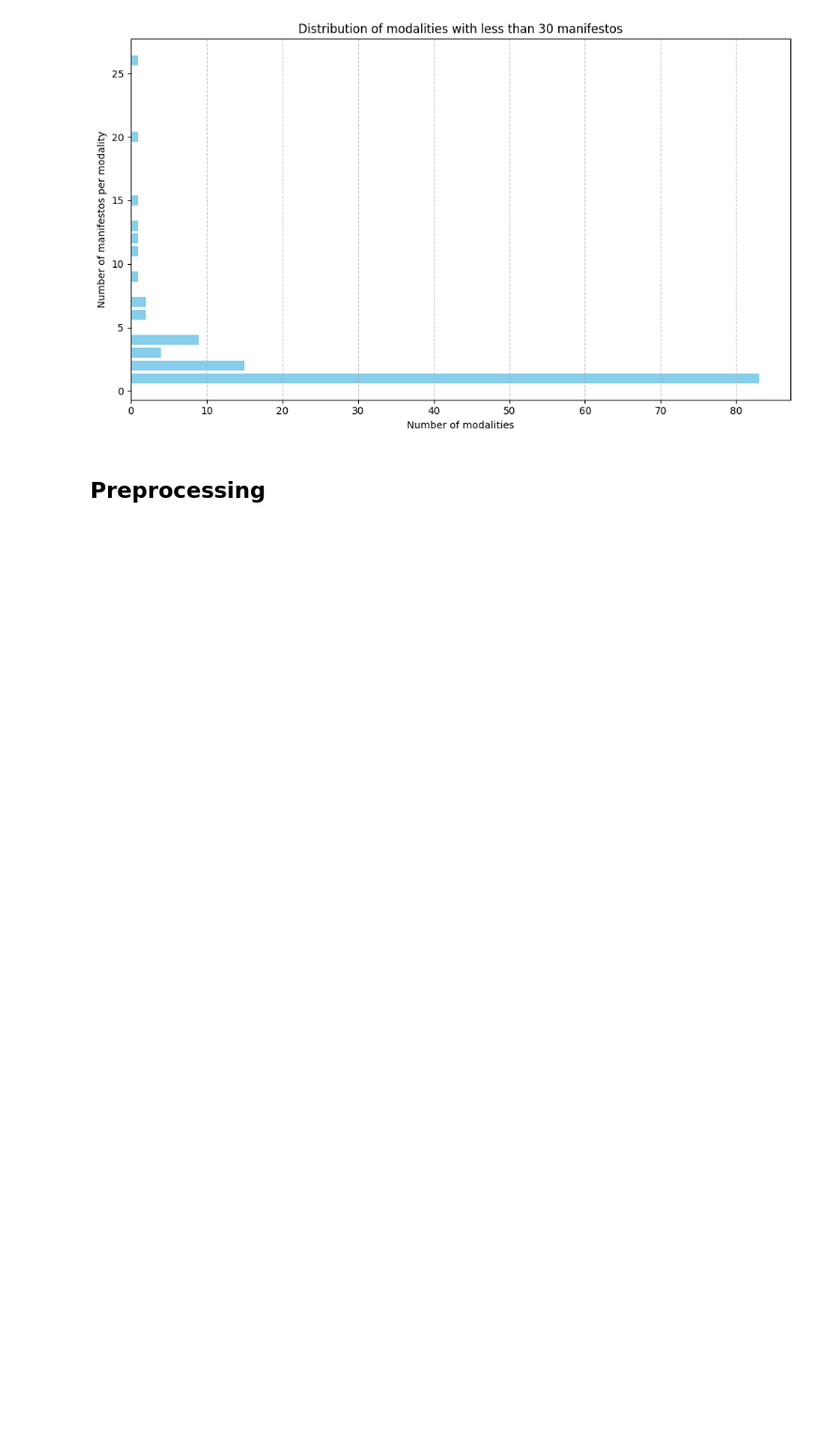
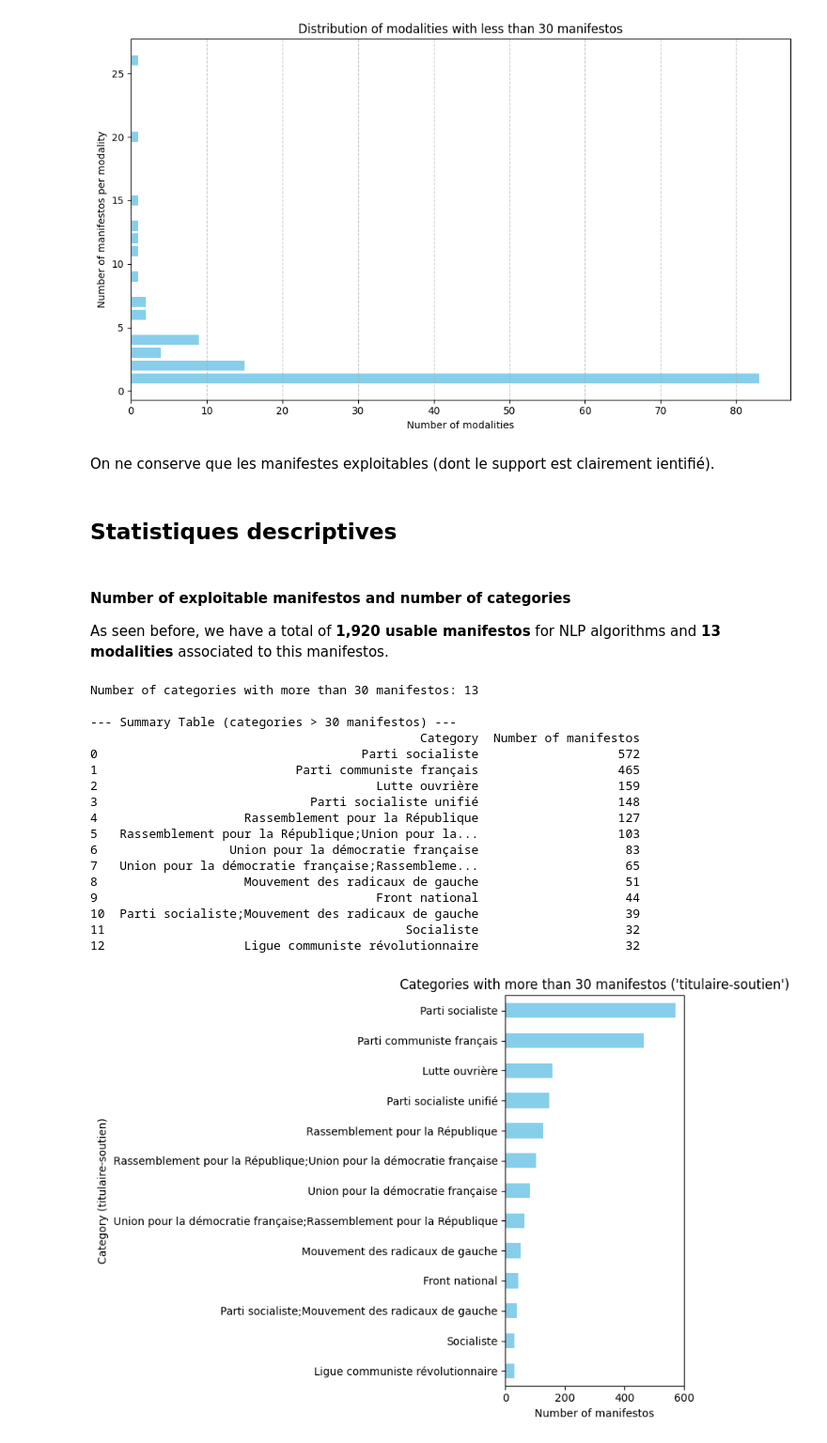
Before and after one commit to Amandine701/NLP_rendus, a Jupyter notebook: clean_data.ipynb, the cells around one changed output. Shown at 94% size. Drawn from its saved outputs; the diff is of its cells as text; code cells hidden in the pictures; blank space fills up the shorter version.

Commit message:
premières stats descriptives

```diff
--- a/clean_data.ipynb
+++ b/clean_data.ipynb
@@ -259,5 +250,69 @@ plt.tight_layout()
 plt.show()
 # %% [output]
 [figure]
-# %% [markdown]
-## Preprocessing
+# %% [markdown]
+On ne conserve que les manifestes exploitables (dont le support est clairement ientifié).
+# %%
+# Remove unusable manifestos
+df_valid = df[~(df['titulaire-soutien'].isna() |
+                (df['titulaire-soutien'] == '') |
+                (df['titulaire-soutien'] == 'non mentionné'))]
+# %% [markdown]
+## Statistiques descriptives
+# %% [markdown]
+#### Number of exploitable manifestos and number of categories
+
+As seen before, we have a total of **1,920 usable manifestos** for NLP algorithms and **13 modalities** associated to this manifestos.
+# %%
+
+
+# Counts and visualizes political manifestos for 'titulaire-soutien'
+# Only categories with more than 30 manifestos
+
+
+# Count manifestos per category
+counts = df_valid['titulaire-soutien'].value_counts()
+
+# Keep only categories with more than 30 manifestos
+counts_filtered = counts[counts > 30]
+
+# Number of categories with more than 30 manifestos
+num_categories_30_plus = counts_filtered.shape[0]
+print(f"Number of categories with more than 30 manifestos: {num_categories_30_plus}\n")
+
+# Create summary table
+summary_df = pd.DataFrame({
+    'Category': counts_filtered.index,
+    'Number of manifestos': counts_filtered.values
+})
+print("--- Summary Table (categories > 30 manifestos) ---")
+print(summary_df)
+
+# Plot horizontal bar chart
+plt.figure(figsize=(8,6))
+counts_filtered.plot(kind='barh', color='skyblue')
+plt.xlabel("Number of manifestos")
+plt.ylabel("Category (titulaire-soutien)")
+plt.title("Categories with more than 30 manifestos ('titulaire-soutien')")
+plt.gca().invert_yaxis()  # largest values on top
+plt.tight_layout()
+plt.show()
+# %% [output]
+Number of categories with more than 30 manifestos: 13
+
+--- Summary Table (categories > 30 manifestos) ---
+                                             Category  Number of manifestos
+0                                    Parti socialiste                   572
+1                           Parti communiste français                   465
+2                                      Lutte ouvrière                   159
+3                             Parti socialiste unifié                   148
+4                    Rassemblement pour la République                   127
+5   Rassemblement pour la République;Union pour la...                   103
+6                  Union pour la démocratie française                    83
+7   Union pour la démocratie française;Rassembleme...                    65
+8                    Mouvement des radicaux de gauche                    51
+9                                      Front national                    44
+10  Parti socialiste;Mouvement des radicaux de gauche                    39
+11                                         Socialiste                    32
+12                   Ligue communiste révolutionnaire                    32
+[figure, added]
```
Also changed, not shown: parts of 10 cells of this notebook.
